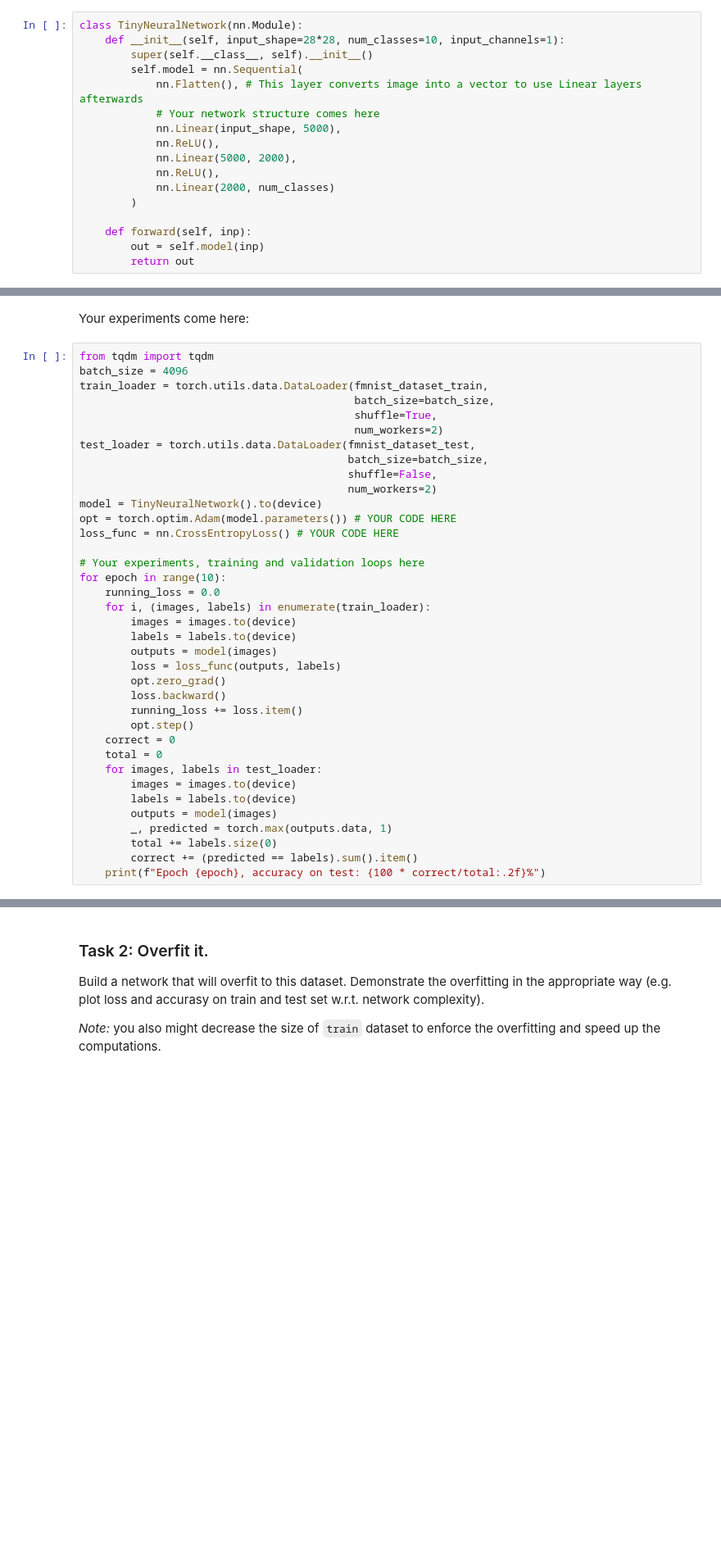
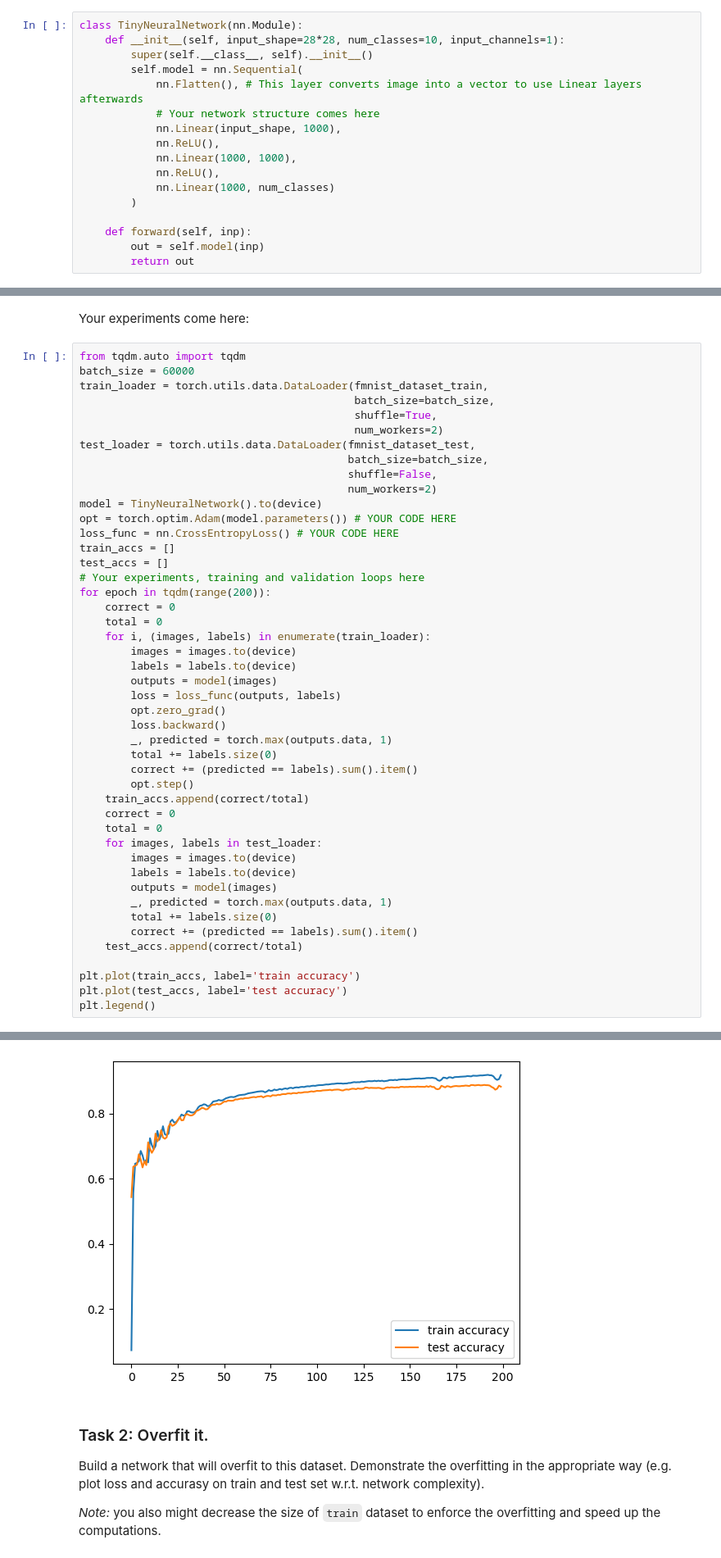
Before and after one commit to Sasha-VAV/ML, a Jupyter notebook: Courses/MIPT_ML_1_Term/Module9/Lab2_DL_part2_overfitting.ipynb, the cells around one changed output, grey strips where cells are left out. Shown at 82% size. Saved outputs shown, nothing was run; the diff lists cells and outputs as text; blank space fills up the shorter version.

```diff
--- a/Courses/MIPT_ML_1_Term/Module9/Lab2_DL_part2_overfitting.ipynb
+++ b/Courses/MIPT_ML_1_Term/Module9/Lab2_DL_part2_overfitting.ipynb
@@ -96,11 +96,11 @@ class TinyNeuralNetwork(nn.Module):
         self.model = nn.Sequential(
             nn.Flatten(), # This layer converts image into a vector to use Linear layers afterwards
             # Your network structure comes here
-            nn.Linear(input_shape, 5000),
+            nn.Linear(input_shape, 1000),
             nn.ReLU(),
-            nn.Linear(5000, 2000),
+            nn.Linear(1000, 1000),
             nn.ReLU(),
-            nn.Linear(2000, num_classes)
+            nn.Linear(1000, num_classes)
         )
 
     def forward(self, inp):
@@ -131,8 +131,8 @@ Estimated Total Size (MB): 53.32
 # %% [markdown]
 Your experiments come here:
 # %%
-from tqdm import tqdm
-batch_size = 4096
+from tqdm.auto import tqdm
+batch_size = 60000
 train_loader = torch.utils.data.DataLoader(fmnist_dataset_train,
                                            batch_size=batch_size,
                                            shuffle=True,
@@ -144,10 +144,12 @@ test_loader = torch.utils.data.DataLoader(fmnist_dataset_test,
 model = TinyNeuralNetwork().to(device)
 opt = torch.optim.Adam(model.parameters()) # YOUR CODE HERE
 loss_func = nn.CrossEntropyLoss() # YOUR CODE HERE
-
+train_accs = []
+test_accs = []
 # Your experiments, training and validation loops here
-for epoch in range(10):
-    running_loss = 0.0
+for epoch in tqdm(range(200)):
+    correct = 0
+    total = 0
     for i, (images, labels) in enumerate(train_loader):
         images = images.to(device)
         labels = labels.to(device)
@@ -155,8 +157,11 @@ for epoch in range(10):
         loss = loss_func(outputs, labels)
         opt.zero_grad()
         loss.backward()
-        running_loss += loss.item()
+        _, predicted = torch.max(outputs.data, 1)
+        total += labels.size(0)
+        correct += (predicted == labels).sum().item()
         opt.step()
+    train_accs.append(correct/total)
     correct = 0
     total = 0
     for images, labels in test_loader:
@@ -166,5 +171,9 @@ for epoch in range(10):
         _, predicted = torch.max(outputs.data, 1)
         total += labels.size(0)
         correct += (predicted == labels).sum().item()
-    print(f"Epoch {epoch}, accuracy on test: {100 * correct/total:.2f}%")
+    test_accs.append(correct/total)
+
+plt.plot(train_accs, label='train accuracy')
+plt.plot(test_accs, label='test accuracy')
+plt.legend()
 # %% [output]
@@ -181,3 +181,4 @@ Epoch 9, accuracy on test: 89.24%
+[figure, added]
 # %% [markdown]
 ### Task 2: Overfit it.
 Build a network that will overfit to this dataset. Demonstrate the overfitting in the appropriate way (e.g. plot loss and accurasy on train and test set w.r.t. network complexity).
```
Also changed, not shown: parts of 4 cells of this notebook, 2 other files.
